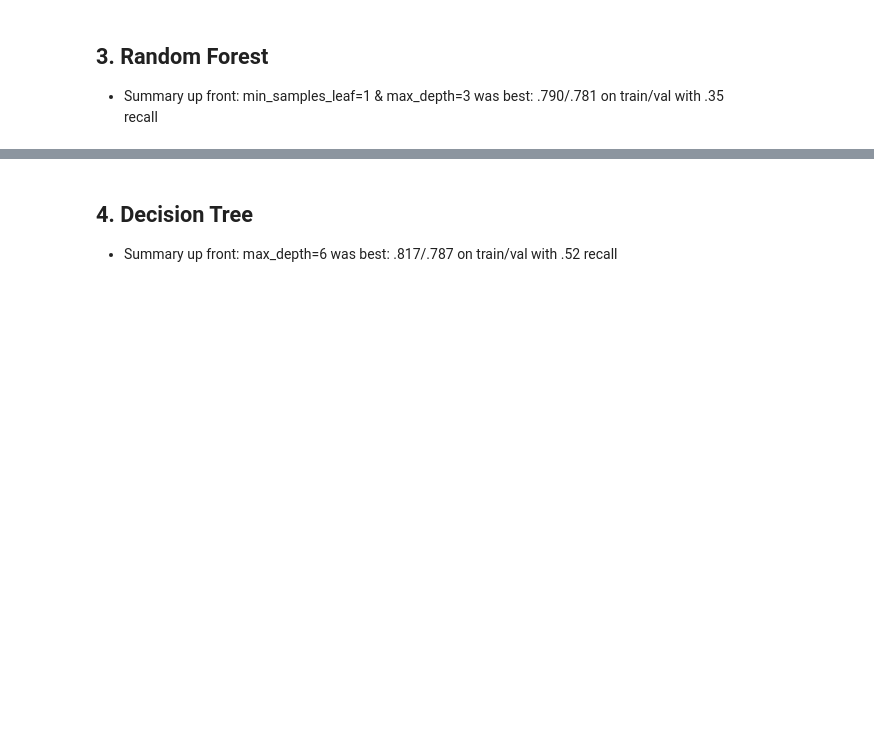
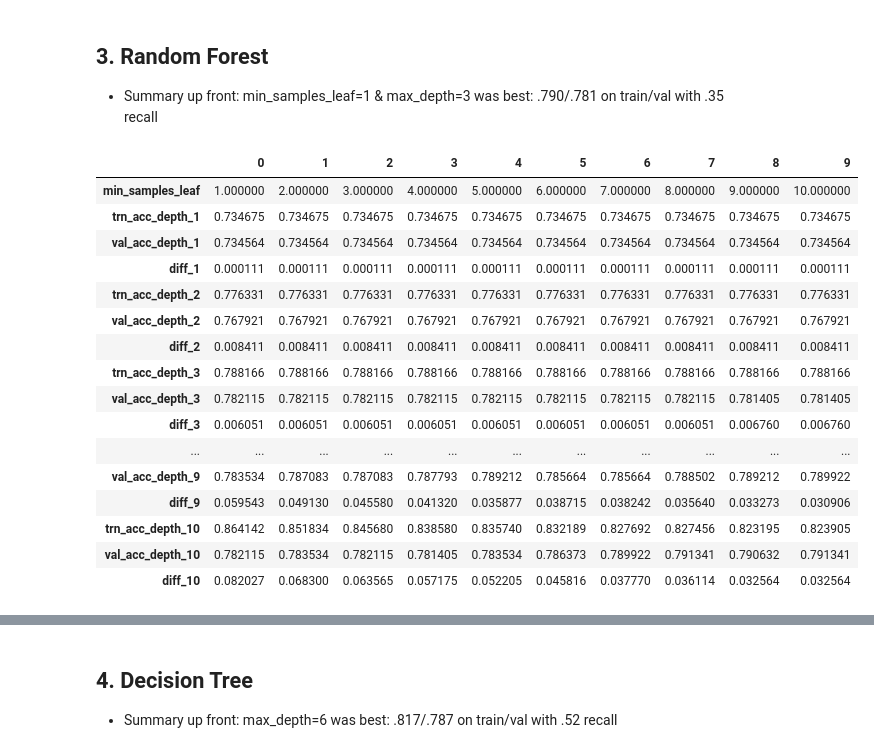
Before and after one commit to corey-hermesch/telco_churn_project, a Jupyter notebook: mvp_model_work.ipynb, the cells around one changed output, grey strips where cells are left out. Saved outputs shown, nothing was run; the diff lists cells and outputs as text; code cells hidden in the pictures; blank space fills up the shorter version.

```diff
--- a/mvp_model_work.ipynb
+++ b/mvp_model_work.ipynb
@@ -457,8 +459,26 @@ m.get_classifier_metrics(y_train, y_pred)
 ## 3. Random Forest
 * Summary up front: min_samples_leaf=1 & max_depth=3 was best: .790/.781 on train/val with .35 recall
 # %%
-results_df = get_rf_scores(X_train, X_validate, y_train, y_validate)
+results_df = m.get_rf_scores(X_train, X_validate, y_train, y_validate)
 results_df.T
+# %% [output]
+|  | 0 | 1 | 2 | 3 | 4 | 5 | 6 | 7 | 8 | 9 |
+| min_samples_leaf | 1.000000 | 2.000000 | 3.000000 | 4.000000 | 5.000000 | 6.000000 | 7.000000 | 8.000000 | 9.000000 | 10.000000 |
+| trn_acc_depth_1 | 0.734675 | 0.734675 | 0.734675 | 0.734675 | 0.734675 | 0.734675 | 0.734675 | 0.734675 | 0.734675 | 0.734675 |
+| val_acc_depth_1 | 0.734564 | 0.734564 | 0.734564 | 0.734564 | 0.734564 | 0.734564 | 0.734564 | 0.734564 | 0.734564 | 0.734564 |
+| diff_1 | 0.000111 | 0.000111 | 0.000111 | 0.000111 | 0.000111 | 0.000111 | 0.000111 | 0.000111 | 0.000111 | 0.000111 |
+| trn_acc_depth_2 | 0.776331 | 0.776331 | 0.776331 | 0.776331 | 0.776331 | 0.776331 | 0.776331 | 0.776331 | 0.776331 | 0.776331 |
+| val_acc_depth_2 | 0.767921 | 0.767921 | 0.767921 | 0.767921 | 0.767921 | 0.767921 | 0.767921 | 0.767921 | 0.767921 | 0.767921 |
+| diff_2 | 0.008411 | 0.008411 | 0.008411 | 0.008411 | 0.008411 | 0.008411 | 0.008411 | 0.008411 | 0.008411 | 0.008411 |
+| trn_acc_depth_3 | 0.788166 | 0.788166 | 0.788166 | 0.788166 | 0.788166 | 0.788166 | 0.788166 | 0.788166 | 0.788166 | 0.788166 |
+| val_acc_depth_3 | 0.782115 | 0.782115 | 0.782115 | 0.782115 | 0.782115 | 0.782115 | 0.782115 | 0.782115 | 0.781405 | 0.781405 |
+| diff_3 | 0.006051 | 0.006051 | 0.006051 | 0.006051 | 0.006051 | 0.006051 | 0.006051 | 0.006051 | 0.006760 | 0.006760 |
+| ... | ... | ... | ... | ... | ... | ... | ... | ... | ... | ... |
+| val_acc_depth_9 | 0.783534 | 0.787083 | 0.787083 | 0.787793 | 0.789212 | 0.785664 | 0.785664 | 0.788502 | 0.789212 | 0.789922 |
+| diff_9 | 0.059543 | 0.049130 | 0.045580 | 0.041320 | 0.035877 | 0.038715 | 0.038242 | 0.035640 | 0.033273 | 0.030906 |
+| trn_acc_depth_10 | 0.864142 | 0.851834 | 0.845680 | 0.838580 | 0.835740 | 0.832189 | 0.827692 | 0.827456 | 0.823195 | 0.823905 |
+| val_acc_depth_10 | 0.782115 | 0.783534 | 0.782115 | 0.781405 | 0.783534 | 0.786373 | 0.789922 | 0.791341 | 0.790632 | 0.791341 |
+| diff_10 | 0.082027 | 0.068300 | 0.063565 | 0.057175 | 0.052205 | 0.045816 | 0.037770 | 0.036114 | 0.032564 | 0.032564 |
 # %%
 rf = RandomForestClassifier(min_samples_leaf=1, max_depth=3)
 rf.fit(X_train, y_train)
```
Also changed, not shown: parts of 21 cells of this notebook, 3 other files.
